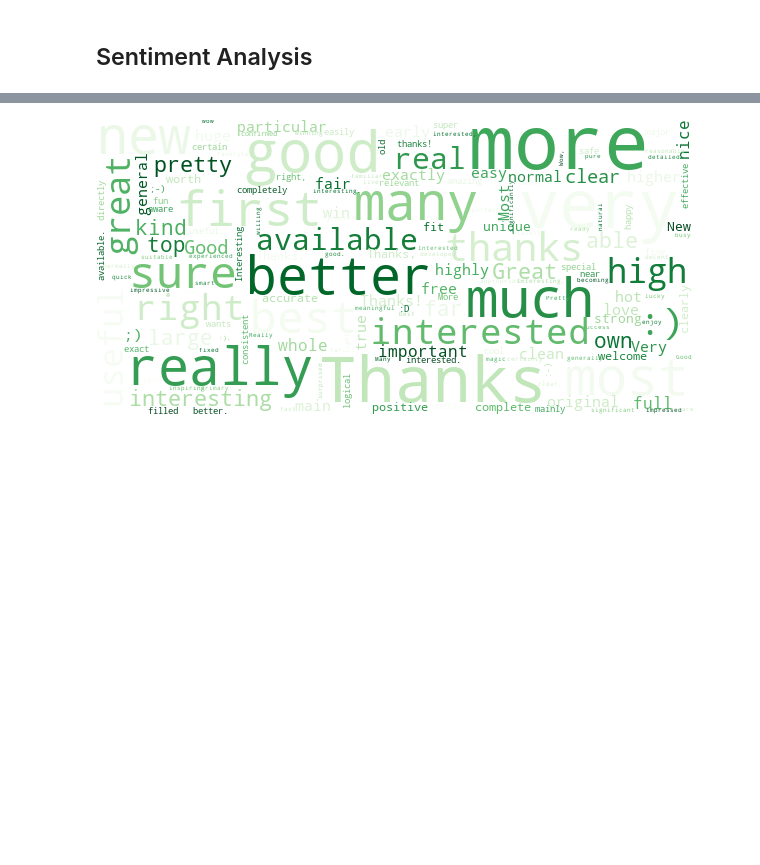
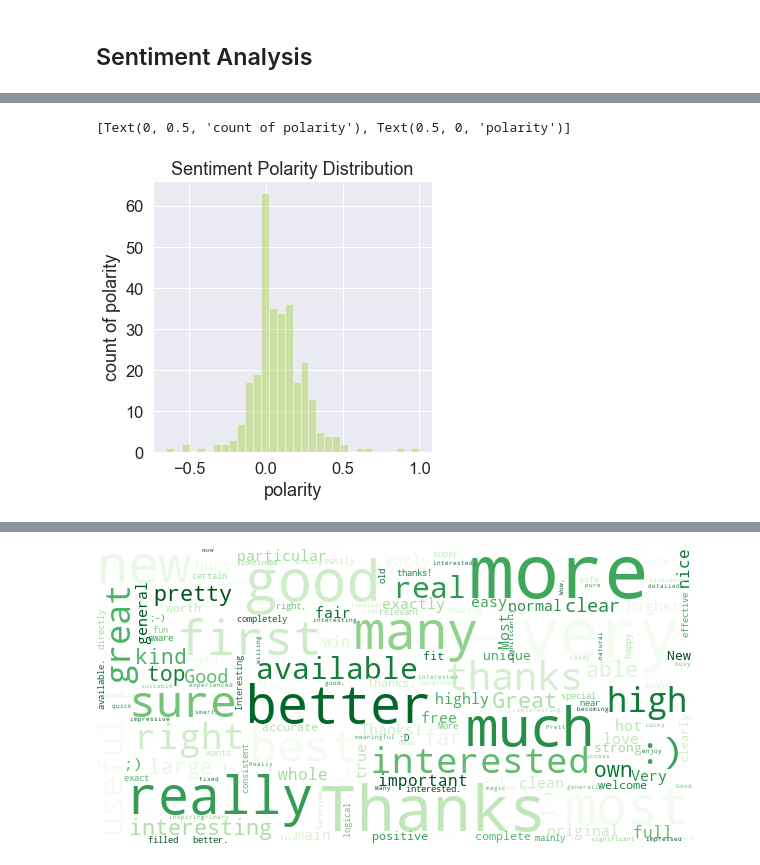
Before and after one commit to buds-lab/ashrae-great-energy-predictor-3-overview-analysis, a Jupyter notebook: DiscussionBoard/DiscussionAnalysis.ipynb, the cells around one changed output, grey strips where cells are left out. Drawn from its saved outputs; the diff is of its cells as text; code cells hidden in the pictures; blank space fills up the shorter version.

```diff
--- a/DiscussionBoard/DiscussionAnalysis.ipynb
+++ b/DiscussionBoard/DiscussionAnalysis.ipynb
@@ -608,6 +609,15 @@ fig.show()
 #fig.write_image("ASHRAE - Sentiment Polarity.pdf", width=1000, height=1000)
 # %% [output]
 [interactive output not drawn]
+# %%
+sns.set(font_scale = 1.5)
+plt.figure(figsize=(5,5))
+ax = sns.distplot(post_df['polarity'], kde=False, color= "yellowgreen")
+ax.title.set_text("Sentiment Polarity Distribution")
+ax.set(ylabel="count of polarity", xlabel="polarity")
+# %% [output]
+[Text(0, 0.5, 'count of polarity'), Text(0.5, 0, 'polarity')]
+[figure, added]
 # %%
 # Remove comments with no content (e.g. picture/meme comments)
 combined_df = combined_df[~combined_df['content'].isnull()]
```
Also changed, not shown: parts of 7 cells of this notebook.
